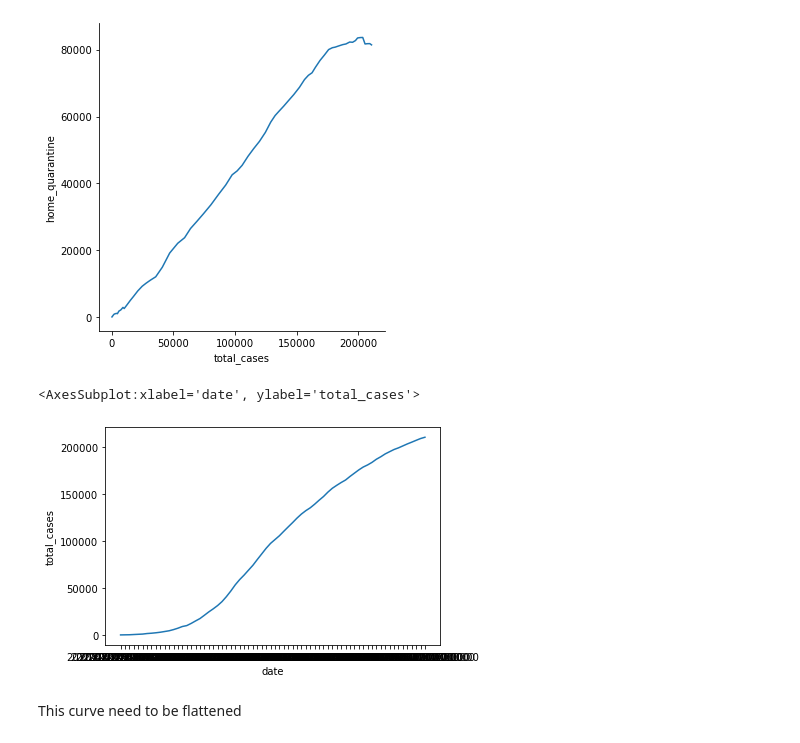
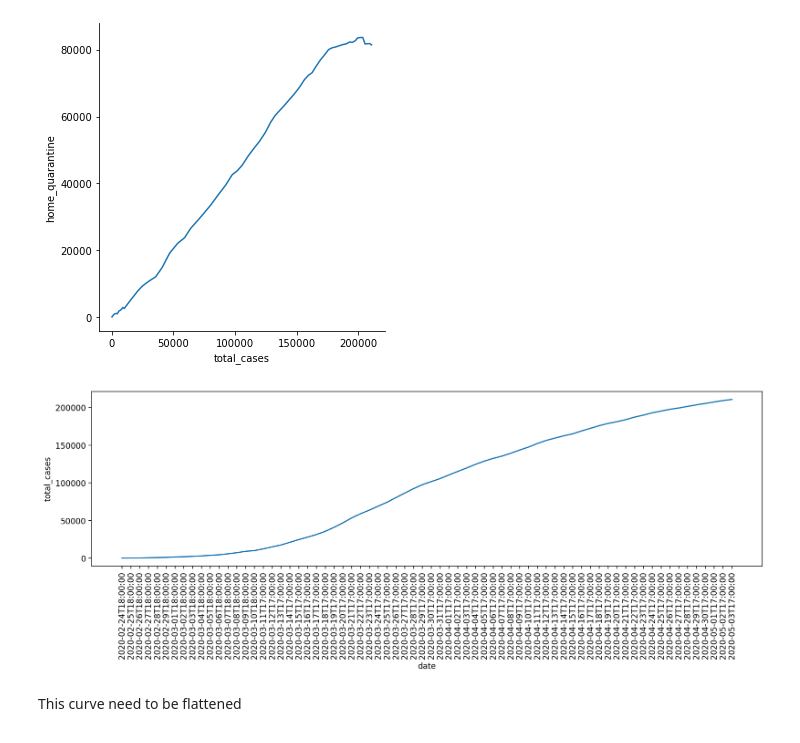
Before and after one commit to ann0512/Python-miscellaneous, a Jupyter notebook: Covid Data Italy.ipynb, the cells around one changed output. Drawn from its saved outputs; the diff is of its cells as text; code cells hidden in the pictures.

```diff
--- a/Covid Data Italy.ipynb
+++ b/Covid Data Italy.ipynb
@@ -122,9 +122,10 @@ sns.relplot(x='total_cases',y='home_quarantine',kind='line',data=df)
 <seaborn.axisgrid.FacetGrid at 0x...>
 [figure]
 # %%
+plt.figure(figsize=(15,4),dpi=200)
 sns.lineplot(x='date',y='total_cases',data=df)
+plt.xticks(rotation=90);
 # %% [output]
-<AxesSubplot:xlabel='date', ylabel='total_cases'>
-[figure, old version]
+[figure, new version]
 # %% [markdown]
 This curve need to be flattened
```
